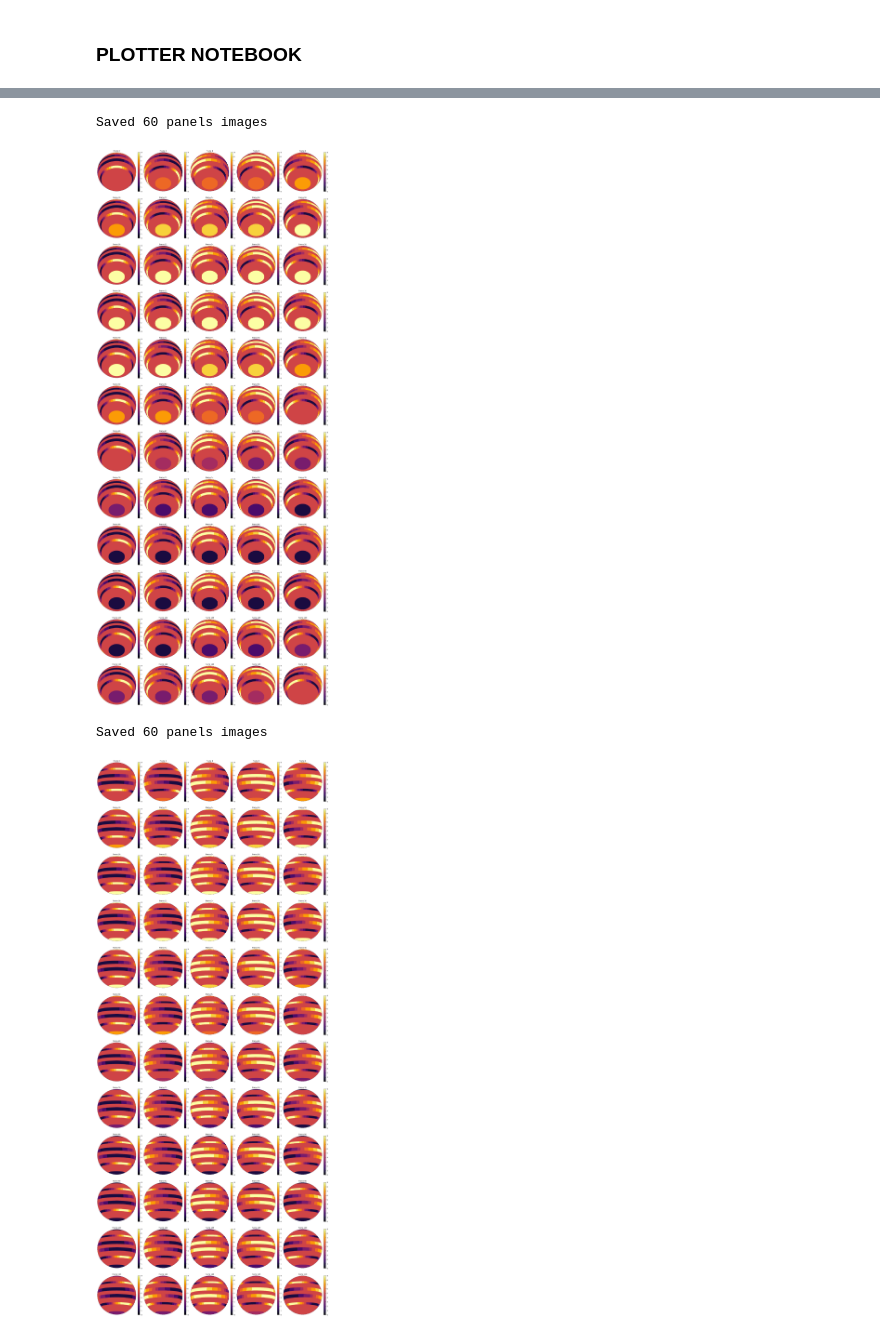
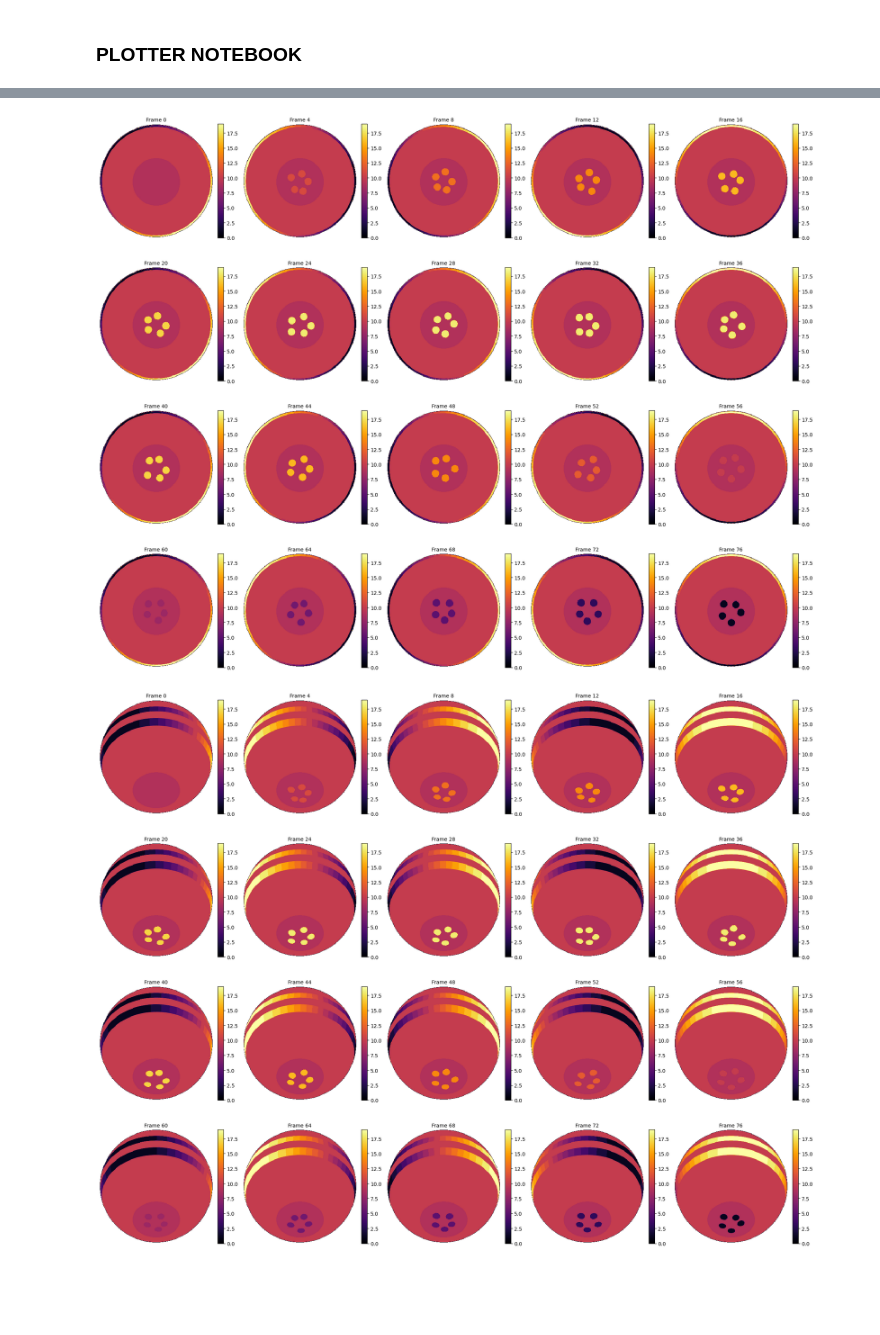
Before and after one commit to fudanguyen/polarVortexJwst, a Jupyter notebook: spec_module/specPlotter.ipynb, the cells around one changed output, grey strips where cells are left out. Saved outputs shown, nothing was run; the diff lists cells and outputs as text; code cells hidden in the pictures; blank space fills up the shorter version.

```diff
--- a/spec_module/specPlotter.ipynb
+++ b/spec_module/specPlotter.ipynb
@@ -27,0 +71,30 @@ os.path.basename(spectra_files[0]).split('=')[1].split('.')[0]
+# %%
+# ===== Plot: 2D image of spectra over time =====
+fig, ax = plt.subplots(figsize=(8, 6))
+
+for inclin in specs.keys():
+    fig, ax = plt.subplots(figsize=(10, 4))
+    # Prepare data for the 2D image
+    time_indices = results[inclin]['time_array']
+    time_indices.sort()
+    flux_matrix = []
+    for keys in specs[inclin].keys():
+        _, wave_i, flux_i = specs[inclin][keys].values()
+        flux_matrix.append(flux_i)
+
+    flux_matrix = np.array(flux_matrix)
+
+    # Plot the 2D image
+    im = ax.imshow(flux_matrix.T, aspect='auto', origin='lower',
+                    extent=[time_indices[0], time_indices[-1], wave_i[0], wave_i[-1]],
+                    cmap='viridis')
+
+    ax.set_xlabel('Time (Hours)')
+    ax.set_xticks([])
+    ax.set_xticks(np.linspace(time_indices[0], time_indices[-1], num=6, dtype=int))
+    ax.set_ylabel('Wavelength (μm)')
+    ax.set_title(f'Spectra Over Time, i={inclin}°')
+    plt.colorbar(im, ax=ax, label='Flux (erg/cm²/s/Hz)')
+
+    plt.show()
+    plt.close()
@@ -30,14 +146,13 @@ os.path.basename(spectra_files[0]).split('=')[1].split('.')[0]
 # %%
-import numpy as np
-import matplotlib.pyplot as plt
 
 save = False
 ######## Plot all composite images in a grid (5 columns)
 
-for inc in codecs.keys():
+# for inc in codecs.keys():
+for inc in ['0', '40', '80']:
     codecs_ts = codecs[inc]
 
-    n_frames = 60
+    n_frames = 20
     n_cols = 5
     n_rows = int(np.ceil(n_frames / n_cols))
 
@@ -46,35 +161,33 @@ for inc in codecs.keys():
     # Flatten axes for easier indexing
     if n_rows == 1:
         axes = axes.reshape(1, -1)
     axes_flat = axes.flatten()
 
     # Plot each frame
     for j in range(n_frames):
-        i = 2*j  # Select every 2nd frame for visibility
+        i = 4*j  # Select every 3rd frame for visibility
         ax = axes_flat[j]
         composite = codecs_ts[i]['composite']
         frame_idx = codecs_ts[i]['frame']
 
         im = ax.imshow(composite, cmap='inferno', interpolation='nearest')
         ax.set_title(f'Frame {frame_idx}', fontsize=10)
         ax.axis('off')
 
         # Add colorbar
         plt.colorbar(im, ax=ax, fraction=0.046, pad=0.04)
 
     # Hide unused subplots
     for i in range(n_frames, len(axes_flat)):
         axes_flat[i].axis('off')
 
     plt.tight_layout()
     if save:
         outpath = os.path.join(dirPath, f'all_frames_i={inclin}.pdf')
         plt.savefig(outpath, dpi=150, bbox_inches='tight')
         print(f"Saved {n_frames}-panel image for i={inclin}")
     plt.show()
     plt.close()
 # %% [output]
-Saved 60 panels images
-[figure, old version]
+[figure, new version]
-Saved 60 panels images
-[figure, old version]
+[figure, new version]
```
Also changed, not shown: parts of 13 cells of this notebook, 15 other files.
